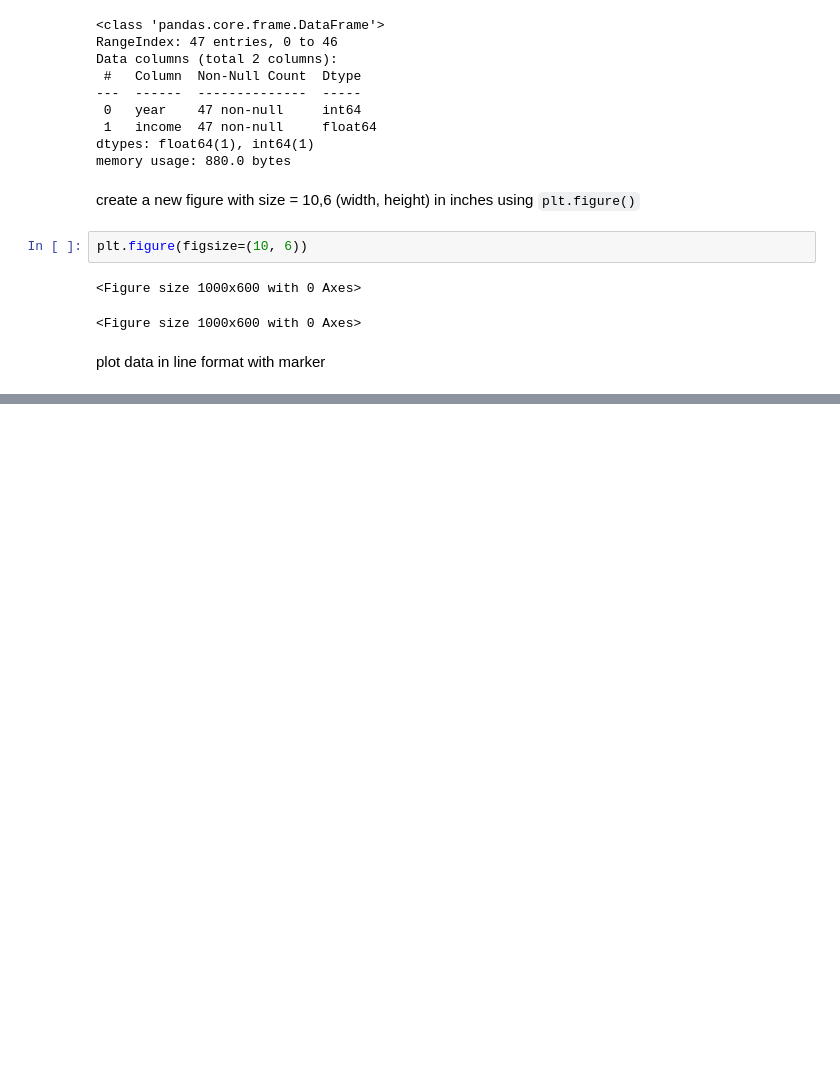
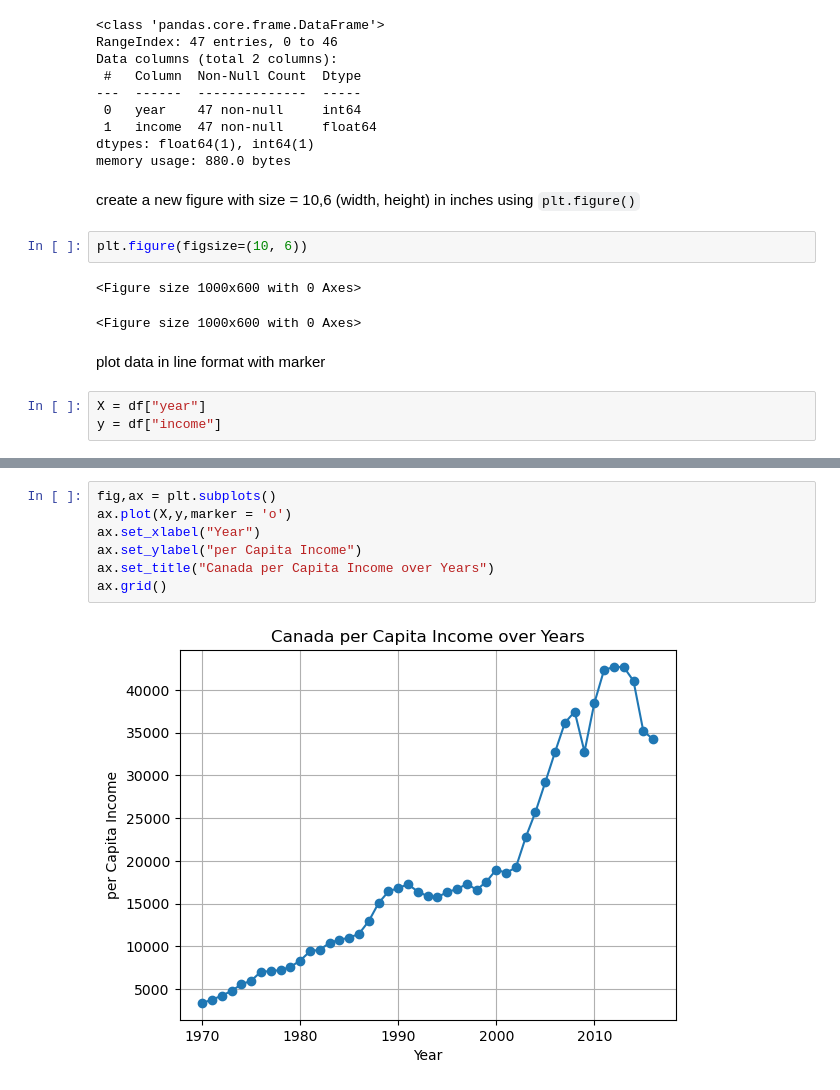
Before and after one commit to LiLuo086/Matplotlib-Notebook, a Jupyter notebook: matpltlib-learning-notebook.ipynb, the cells around one changed output, grey strips where cells are left out. Saved outputs shown, nothing was run; the diff lists cells and outputs as text; blank space fills up the shorter version.

```diff
--- a/matpltlib-learning-notebook.ipynb
+++ b/matpltlib-learning-notebook.ipynb
@@ -35,4 +35,7 @@ plt.figure(figsize=(10, 6))
 <Figure size 1000x600 with 0 Axes>
 # %% [markdown]
 plot data in line format with marker
+# %%
+X = df["year"]
+y = df["income"]
 # %%
@@ -45,2 +47,11 @@ plt.show()
 # %% [output]
 [figure]
+# %%
+fig,ax = plt.subplots()
+ax.plot(X,y,marker = 'o')
+ax.set_xlabel("Year")
+ax.set_ylabel("per Capita Income")
+ax.set_title("Canada per Capita Income over Years")
+ax.grid()
+# %% [output]
+[figure, added]
```
Also changed, not shown: parts of 1 cell of this notebook.
